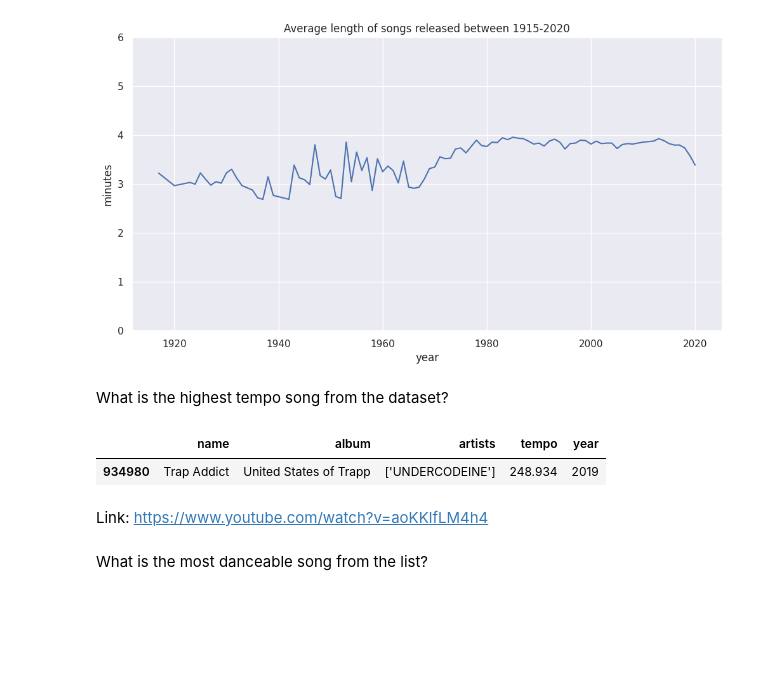
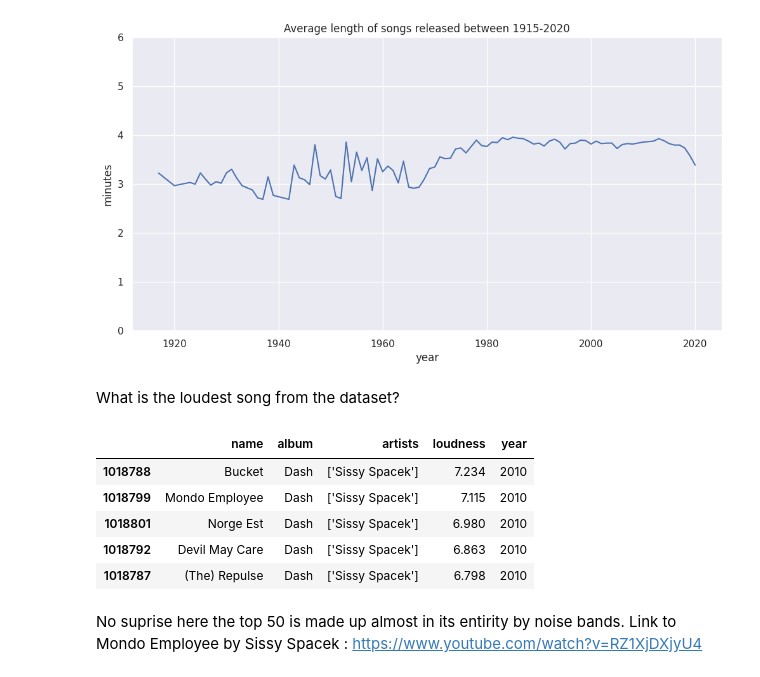
Before and after one commit to urtechoc/porfolio, a Jupyter notebook: spotify_songs/song_length.ipynb, the cells around one changed output. Saved outputs shown, nothing was run; the diff lists cells and outputs as text; code cells hidden in the pictures; blank space fills up the shorter version.

```diff
--- a/spotify_songs/song_length.ipynb
+++ b/spotify_songs/song_length.ipynb
@@ -121,16 +121,17 @@ plt.title('Average length of songs released between 1915-2020')
 # %% [output]
 Text(0.5, 1.0, 'Average length of songs released between 1915-2020')
 [figure]
-# %% [markdown]
-What is the highest tempo song from the dataset?
+# %% [markdown]
+What is the loudest song from the dataset?
 # %%
-hi_tempo = df[df['tempo'] == df['tempo'].max()]
+df[['name', 'album', 'artists','loudness','year']].sort_values(by='loudness', ascending = False).head()
+# %% [output]
+|  | name | album | artists | loudness | year |
+| 1018788 | Bucket | Dash | ['Sissy Spacek'] | 7.234 | 2010 |
+| 1018799 | Mondo Employee | Dash | ['Sissy Spacek'] | 7.115 | 2010 |
+| 1018801 | Norge Est | Dash | ['Sissy Spacek'] | 6.980 | 2010 |
+| 1018792 | Devil May Care | Dash | ['Sissy Spacek'] | 6.863 | 2010 |
+| 1018787 | (The) Repulse | Dash | ['Sissy Spacek'] | 6.798 | 2010 |
-# %%
-hi_tempo[['name', 'album', 'artists','tempo','year']]
-# %% [output]
-|  | name | album | artists | tempo | year |
-| 934980 | Trap Addict | United States of Trapp | ['UNDERCODEINE'] | 248.934 | 2019 |
-# %% [markdown]
-Link: https://www.youtube.com/watch?v=aoKKlfLM4h4
-# %% [markdown]
-What is the most danceable song from the list?
+# %% [markdown]
+No suprise here the top 50 is made up almost in its entirity by noise bands.
+Link to Mondo Employee by Sissy Spacek : https://www.youtube.com/watch?v=RZ1XjDXjyU4
```
Also changed, not shown: parts of 8 cells of this notebook.
